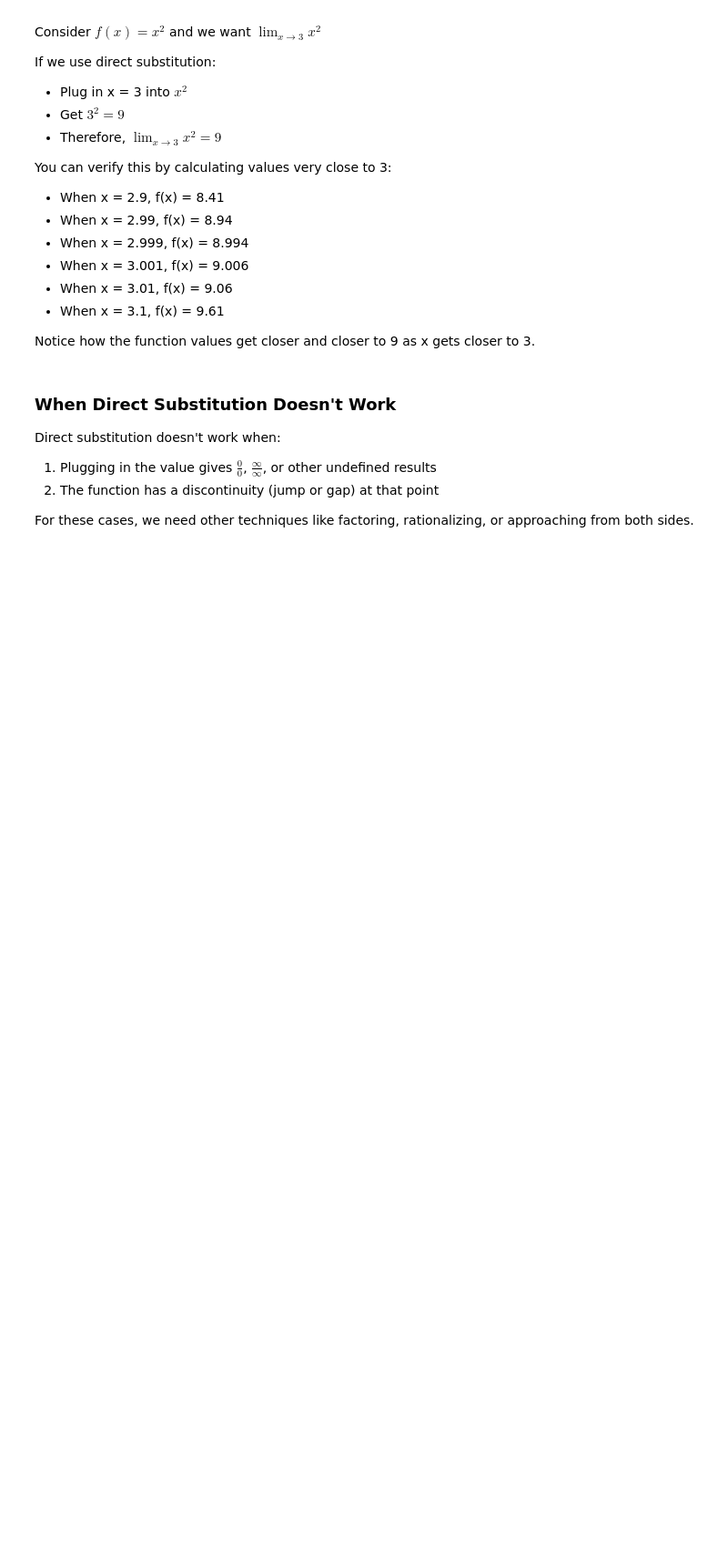
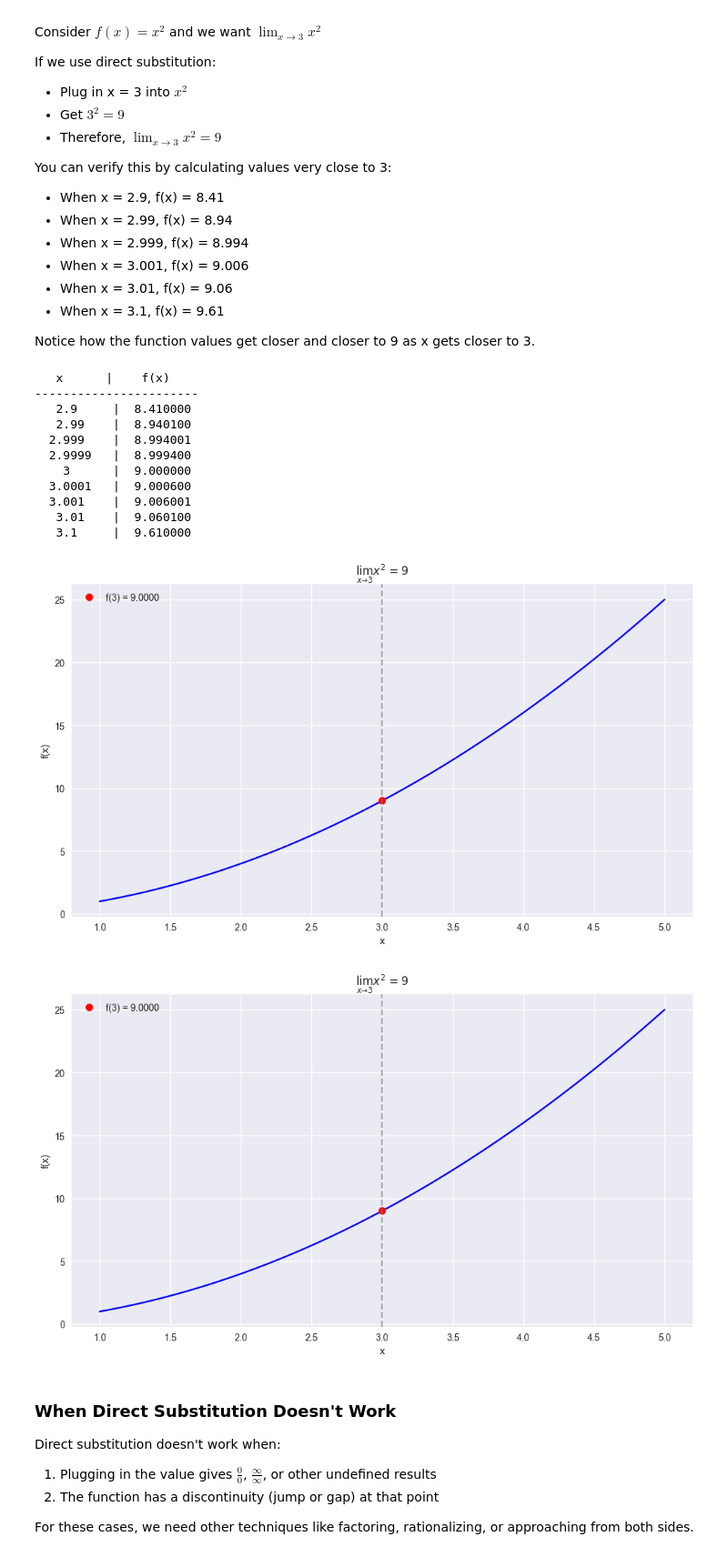
Before and after one commit to majorgilles/learn_calculus_with_claude, a Jupyter notebook: notebooks/lesson2_limits.ipynb, the cells around one changed output. Shown at 91% size. Cells and saved outputs as stored; diff of their text form; code cells hidden in the pictures; blank space fills up the shorter version.

```diff
--- a/notebooks/lesson2_limits.ipynb
+++ b/notebooks/lesson2_limits.ipynb
@@ -111,29 +118,43 @@ Notice how the function values get closer and closer to 9 as x gets closer to 3.
 # %%
 # Let's demonstrate this limit numerically
 def f(x: float) -> float:
     """Calculate x squared.
 
     Args:
         x: The input value
 
     Returns:
         The square of x
     """
     return x**2
 
-
 # Create a table of values approaching x = 3 from both sides
 x_values = [2.9, 2.99, 2.999, 2.9999, 3, 3.0001, 3.001, 3.01, 3.1]
 f_values = [f(x) for x in x_values]
 
 # Print the table
 print("   x      |    f(x)   ")
-print("-" * 23)
+print("-"*23)
 for x, y in zip(x_values, f_values):
     print(f"{x:^10} | {y:^10.6f}")
 
 # Visualize the limit
-visualize_limit(f, 3, title=r"$\lim_{x \to 3} x^2 = 9$")
+fig = visualize_limit(f, 3, title=r"$\lim_{x \to 3} x^2 = 9$")
+display(fig)  # Explicitly display the figure
+# %% [output]
+   x      |    f(x)
+-----------------------
+   2.9     |  8.410000
+   2.99    |  8.940100
+  2.999    |  8.994001
+  2.9999   |  8.999400
+    3      |  9.000000
+  3.0001   |  9.000600
+  3.001    |  9.006001
+   3.01    |  9.060100
+   3.1     |  9.610000
+[figure, added]
+[figure, added]
 # %% [markdown]
 ### When Direct Substitution Doesn't Work
 
```
Also changed, not shown: parts of 4 cells of this notebook.
